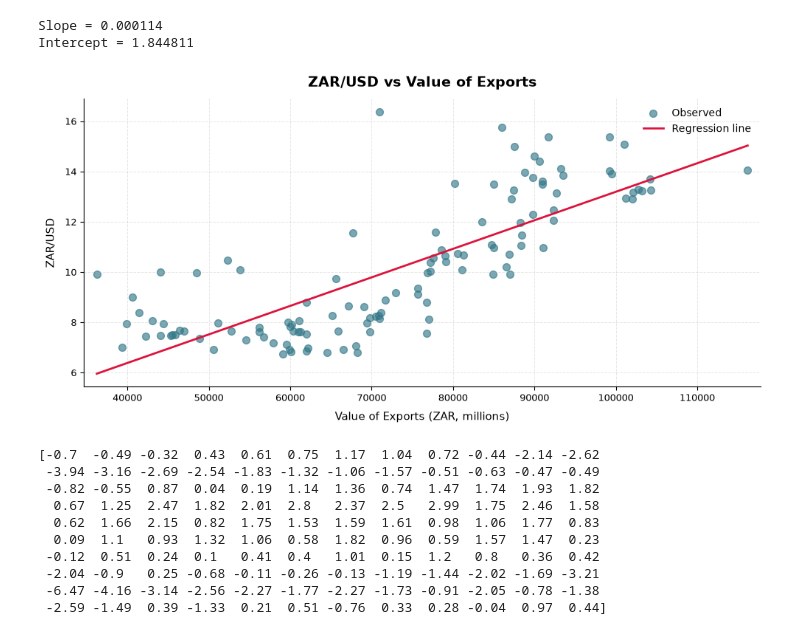
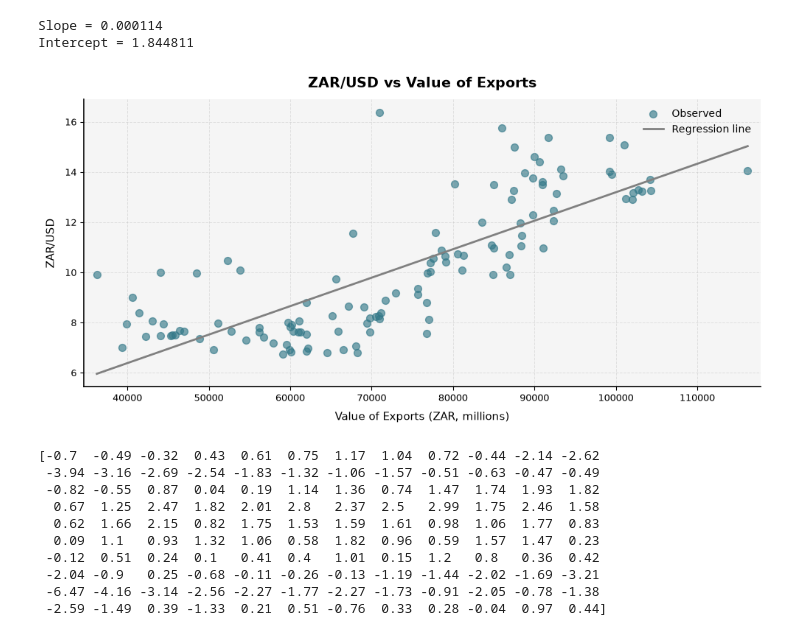
Before and after one commit to olubunmi-thomas/alx_data_science, a Jupyter notebook: DS-4 Supervised Learning I – Regression Foundations/notebook/linear_regression.ipynb, the cells around one changed output. Cells and saved outputs as stored; diff of their text form; code cells hidden in the pictures.

```diff
--- a/DS-4 Supervised Learning I – Regression Foundations/notebook/linear_regression.ipynb
+++ b/DS-4 Supervised Learning I – Regression Foundations/notebook/linear_regression.ipynb
@@ -497,35 +473,35 @@ ax.scatter(
     y = "Y",
     alpha=0.65,
     color = "#347989",
     s=50,
     label="Observed"
 )
 
 # Plot regression line
 ax.plot(
     x_sorted,
     y_sorted,
     linewidth=2,
-    color="crimson",
+    color="gray",
     label="Regression line"
 )
 
 # Apply consistent styling
 style_plot(
     ax,
     title="ZAR/USD vs Value of Exports",
     xlabel="Value of Exports (ZAR, millions)",
     ylabel="ZAR/USD",
     grid=True,
 )
 
 # Add legend
 ax.legend(frameon=False)
 
 plt.tight_layout()
 plt.show()
 # %% [output]
-[figure, old version]
+[figure, new version]
 # %%
 residuals = np.array(y_pred - df.Y) # Calculate the residuals by subtracting the observed Y values from the generated Y values
 print(np.round(residuals, 2)) # Print the residuals, rounded to 2 decimal places
```
Also changed, not shown: parts of 15 cells of this notebook, 28 other files.
